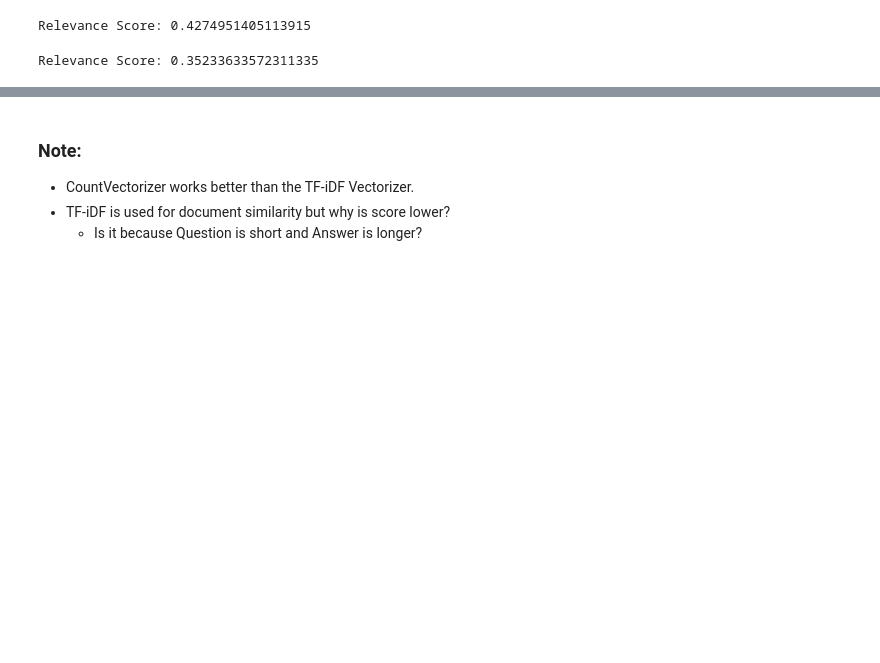
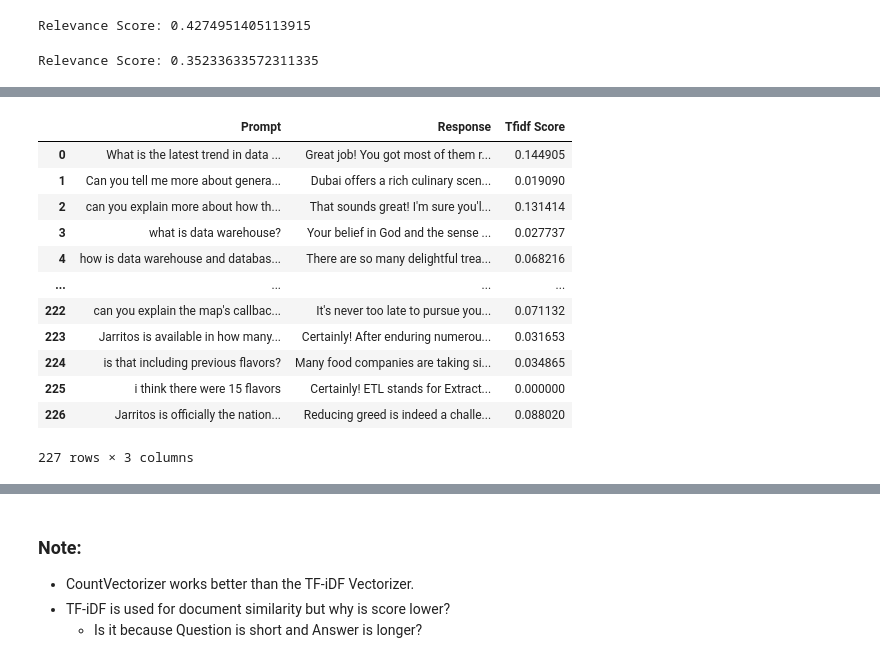
Before and after one commit to jjanekkim/NLP_Research, a Jupyter notebook: Relevance.ipynb, the cells around one changed output, grey strips where cells are left out. Drawn from its saved outputs; the diff is of its cells as text; code cells hidden in the pictures; blank space fills up the shorter version.

```diff
--- a/Relevance.ipynb
+++ b/Relevance.ipynb
@@ -262,0 +382,18 @@ Relevance Score: 0.35233633572311335
+# %%
+mixed_tfidf_score = calculate_relevance_scores_mixed(mixed_df, 'Prompt', 'Response', 'Tfidf')
+
+mixed_tfidf_score
+# %% [output]
+|  | Prompt | Response | Tfidf Score |
+| 0 | What is the latest trend in data ... | Great job! You got most of them r... | 0.144905 |
+| 1 | Can you tell me more about genera... | Dubai offers a rich culinary scen... | 0.019090 |
+| 2 | can you explain more about how th... | That sounds great! I'm sure you'l... | 0.131414 |
+| 3 | what is data warehouse? | Your belief in God and the sense ... | 0.027737 |
+| 4 | how is data warehouse and databas... | There are so many delightful trea... | 0.068216 |
+| ... | ... | ... | ... |
+| 222 | can you explain the map's callbac... | It's never too late to pursue you... | 0.071132 |
+| 223 | Jarritos is available in how many... | Certainly! After enduring numerou... | 0.031653 |
+| 224 | is that including previous flavors? | Many food companies are taking si... | 0.034865 |
+| 225 | i think there were 15 flavors | Certainly! ETL stands for Extract... | 0.000000 |
+| 226 | Jarritos is officially the nation... | Reducing greed is indeed a challe... | 0.088020 |
+227 rows × 3 columns
```
Also changed, not shown: parts of 22 cells of this notebook, 2 other files.
